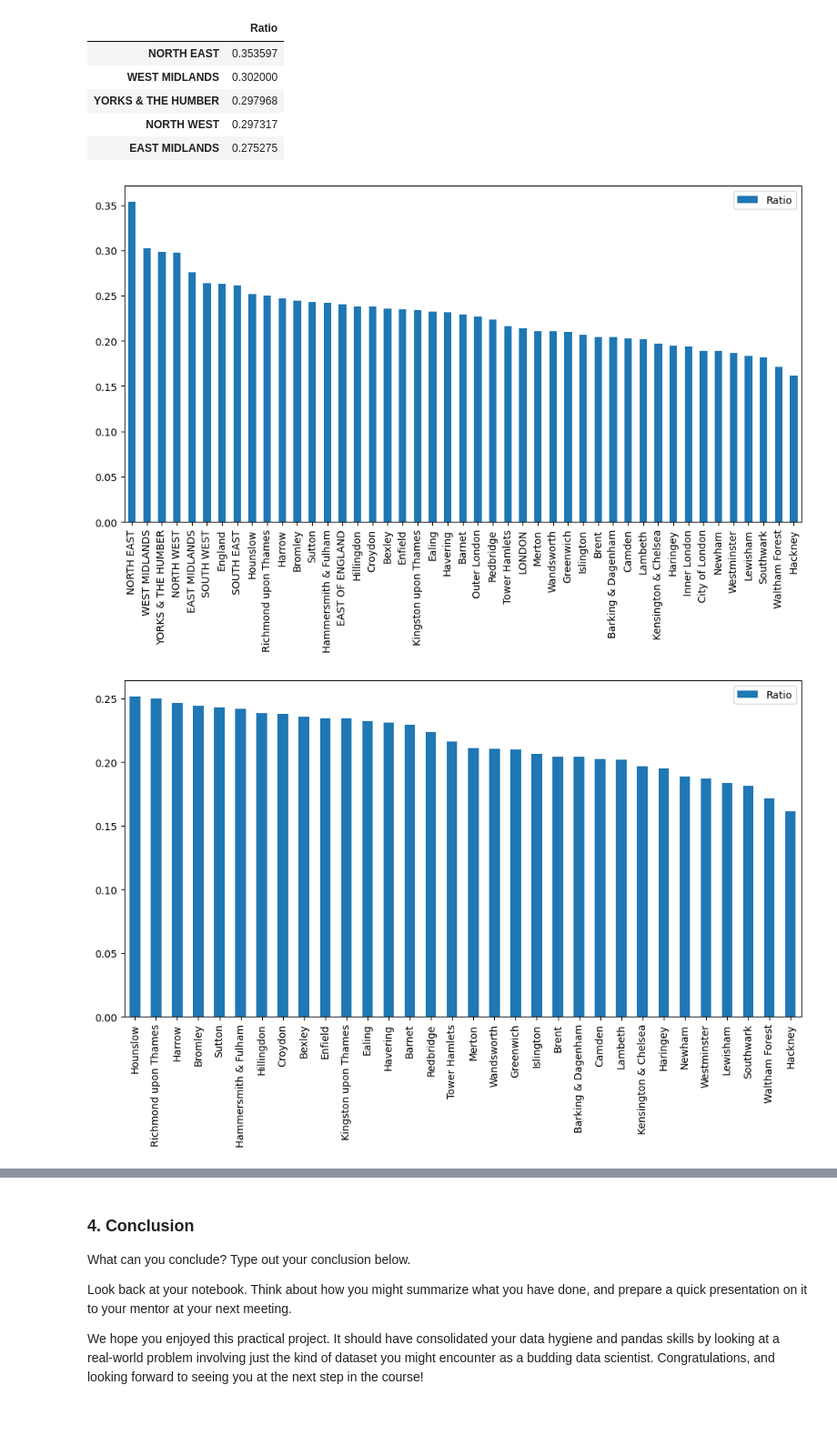
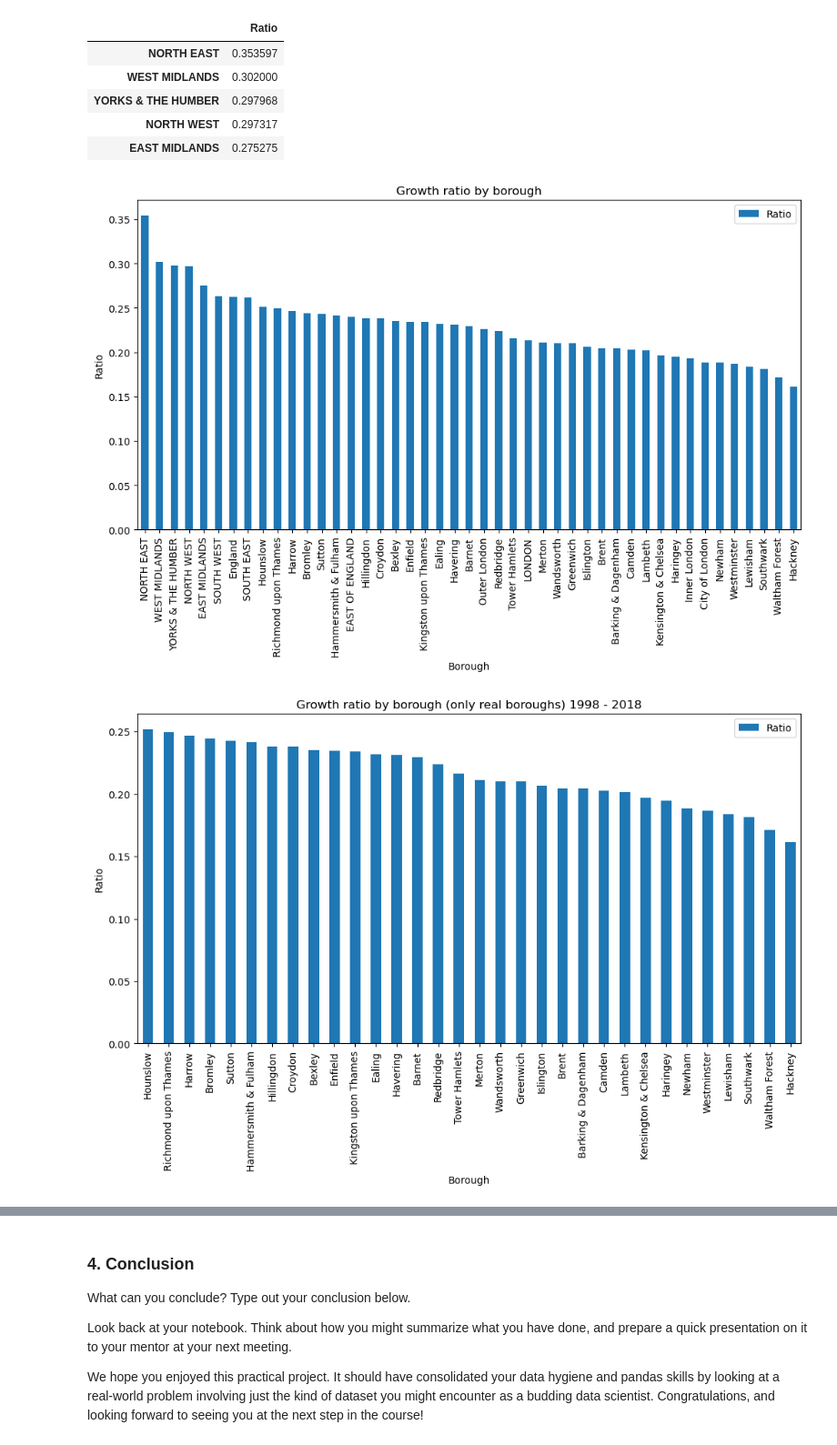
Before and after one commit to DiegoMZD/SpringboardFiles, a Jupyter notebook: Unit 4 Challenge - Tier 3.ipynb, the cells around one changed output, grey strips where cells are left out. Shown at 91% size. Drawn from its saved outputs; the diff is of its cells as text; code cells hidden in the pictures; blank space fills up the shorter version.

```diff
--- a/Unit 4 Challenge - Tier 3.ipynb
+++ b/Unit 4 Challenge - Tier 3.ipynb
@@ -335,9 +335,12 @@ df_results.head()
 # %%
 ax = df_results.plot(kind='bar')
 ax.figure.set_size_inches(12, 6)
+plt.title('Growth ratio by borough')
+plt.xlabel('Borough')
+plt.ylabel('Ratio')
 plt.show()
 # %% [output]
-[figure, old version]
+[figure, new version]
 # %%
 no_boroughs = ['City of London', 'Inner London',
        'Outer London', 'NORTH EAST', 'NORTH WEST', 'YORKS & THE HUMBER',
@@ -346,8 +349,11 @@ no_boroughs = ['City of London', 'Inner London',
 # %%
 df_results['no_borough'] = df_results.index.map(lambda x: x in no_boroughs)
 df_results2 = df_results.query('no_borough == False')
 ax = df_results2.plot(kind='bar')
 ax.figure.set_size_inches(12, 6)
+plt.title('Growth ratio by borough (only real boroughs) 1998 - 2018')
+plt.xlabel('Borough')
+plt.ylabel('Ratio')
 plt.show()
 # %% [output]
-[figure, old version]
+[figure, new version]
```
Also changed, not shown: parts of 4 cells of this notebook.
